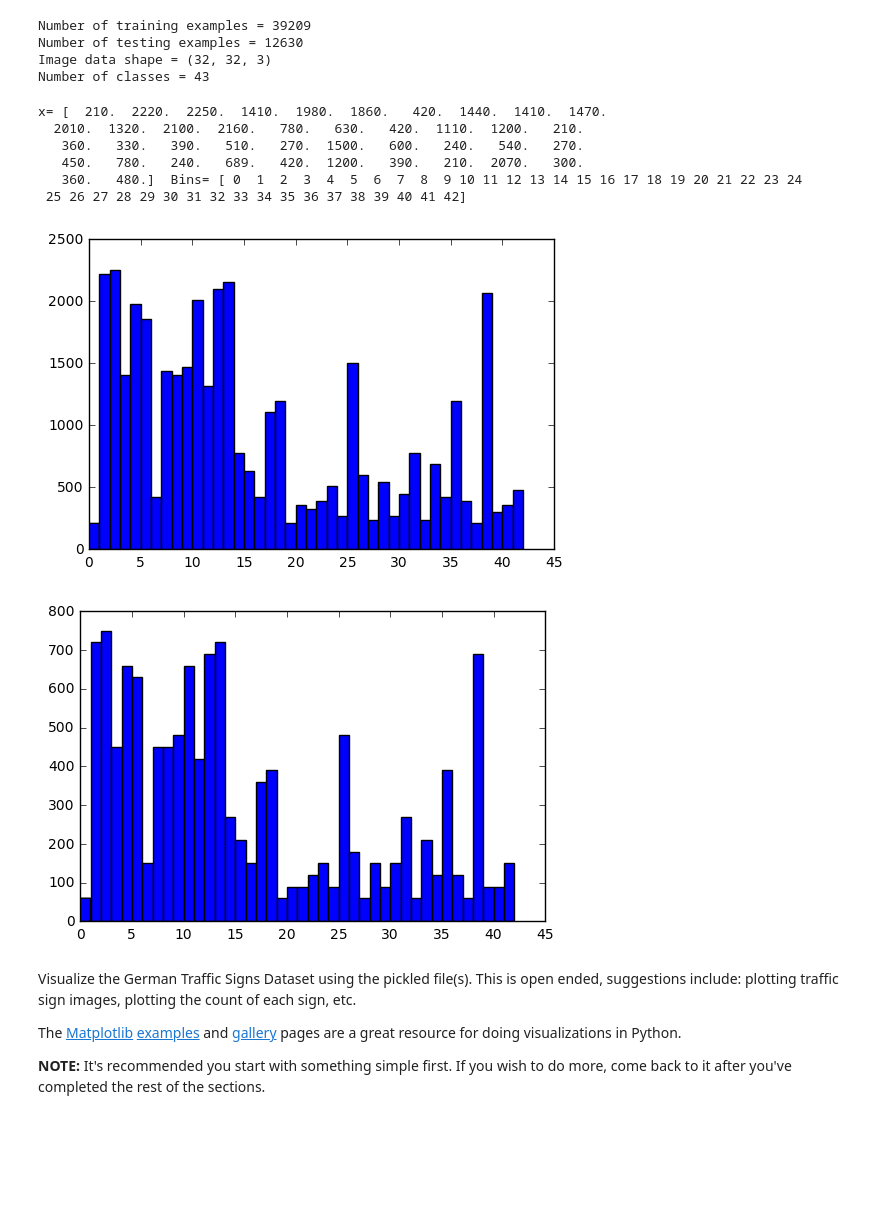
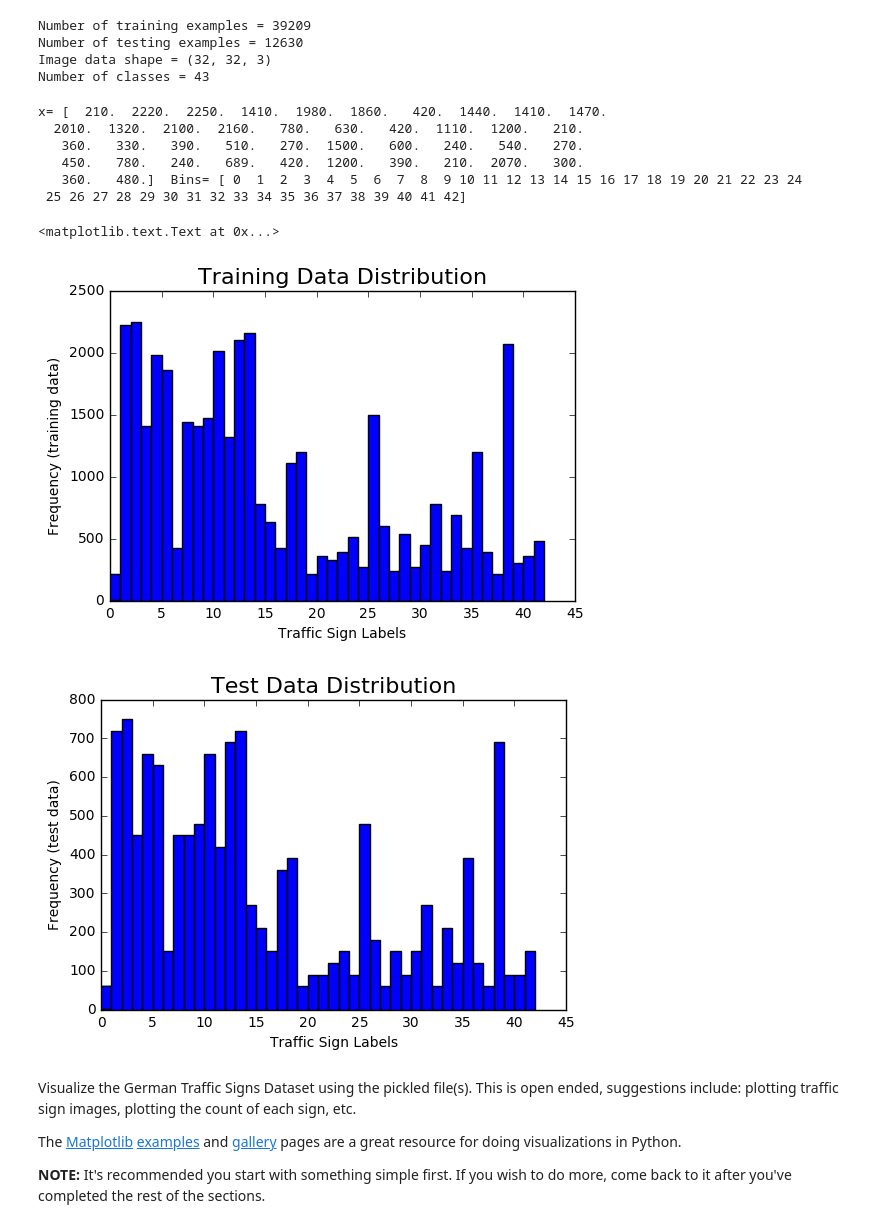
Before and after one commit to shehjar/P2_traffic_sign_classifier, a Jupyter notebook: Traffic_Sign_Classifier.ipynb, the cells around one changed output. Cells and saved outputs as stored; diff of their text form; code cells hidden in the pictures; blank space fills up the shorter version.

```diff
--- a/Traffic_Sign_Classifier.ipynb
+++ b/Traffic_Sign_Classifier.ipynb
@@ -78,23 +78,30 @@ Number of classes = 43
 # %%
 ## Plotting how distributed is the training data
 import matplotlib.pyplot as plt
 %matplotlib inline
 
 plt.figure()
 x,bins,p=plt.hist(y_train,bins=range(43))
+plt.xlabel('Traffic Sign Labels')
+plt.ylabel('Frequency (training data)')
+plt.title('Training Data Distribution',fontsize=16)
 print('x=',x,' Bins=',bins)
 
 plt.figure()
 xbar,binsbar,pbar = plt.hist(y_test,bins=range(43))
+plt.xlabel('Traffic Sign Labels')
+plt.ylabel('Frequency (test data)')
+plt.title('Test Data Distribution',fontsize=16)
 # %% [output]
 x= [  210.  2220.  2250.  1410.  1980.  1860.   420.  1440.  1410.  1470.
   2010.  1320.  2100.  2160.   780.   630.   420.  1110.  1200.   210.
    360.   330.   390.   510.   270.  1500.   600.   240.   540.   270.
    450.   780.   240.   689.   420.  1200.   390.   210.  2070.   300.
    360.   480.]  Bins= [ 0  1  2  3  4  5  6  7  8  9 10 11 12 13 14 15 16 17 18 19 20 21 22 23 24
  25 26 27 28 29 30 31 32 33 34 35 36 37 38 39 40 41 42]
+<matplotlib.text.Text at 0x...>
-[figure, old version]
+[figure, new version]
-[figure, old version]
+[figure, new version]
 # %% [markdown]
 Visualize the German Traffic Signs Dataset using the pickled file(s). This is open ended, suggestions include: plotting traffic sign images, plotting the count of each sign, etc.
 
```
Also changed, not shown: parts of 10 cells of this notebook.
